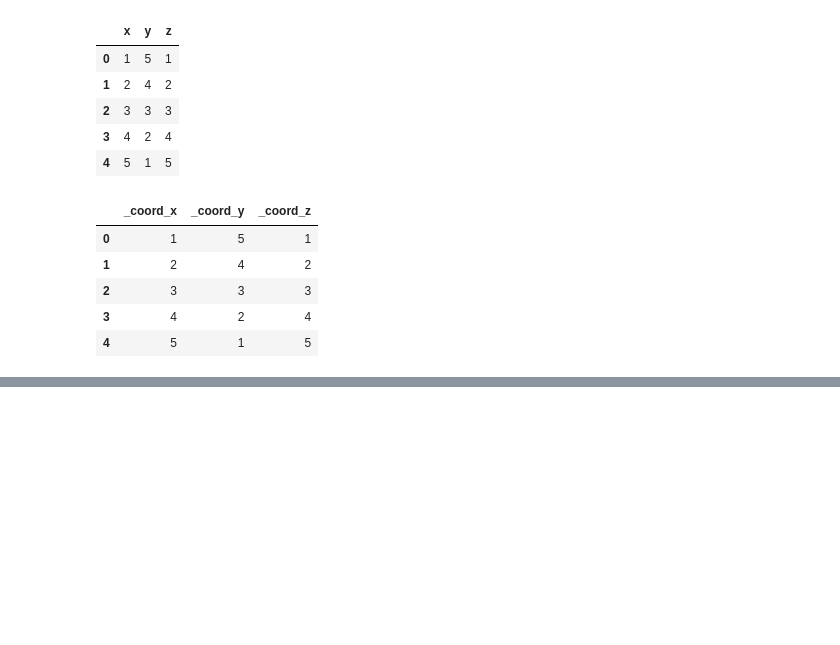
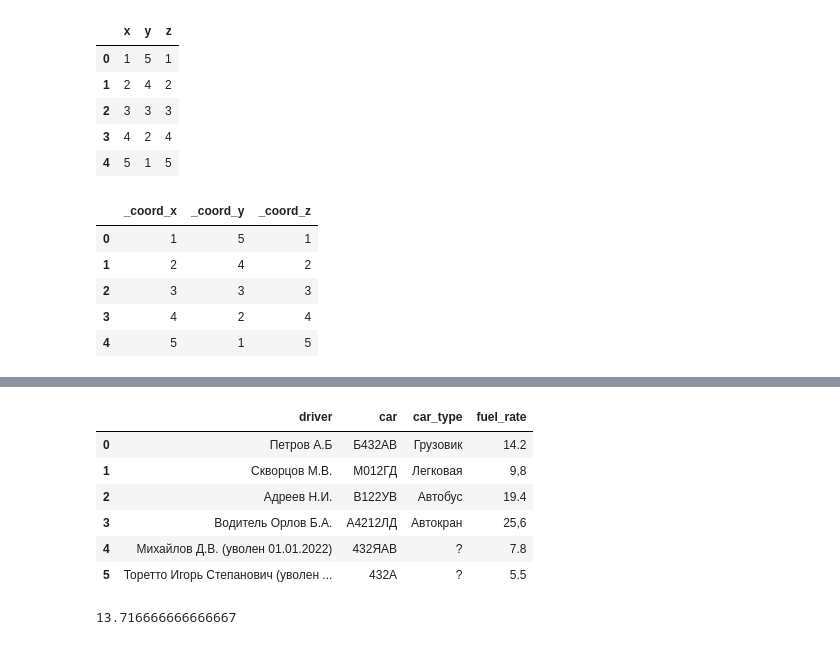
Before and after one commit to kroninam/My_notes_for_Pandas, a Jupyter notebook: 007_Pandas_чистка_и_подготовка_данных_к_анализу.ipynb, the cells around one changed output, grey strips where cells are left out. Cells and saved outputs as stored; diff of their text form; code cells hidden in the pictures; blank space fills up the shorter version.

```diff
--- a/007_Pandas_чистка_и_подготовка_данных_к_анализу.ipynb
+++ b/007_Pandas_чистка_и_подготовка_данных_к_анализу.ipynb
@@ -2175,0 +2382,28 @@ df.add_prefix('_coord_')
+# %%
+# Задача№3
+
+# В столбце fuel_rate содержится информация о потреблении топлива. Определите среднее потребление топлива.
+
+df_dickt = {'driver': {0: 'Петров А.Б', 1: 'Скворцов М.В.',
+                       2: 'Адреев Н.И.', 3: 'Водитель Орлов Б.А.',
+                       4: 'Михайлов Д.В. (уволен 01.01.2022)',
+                       5: 'Торетто Игорь Степанович (уволен за превышение скорости 01.01.2022)'},
+            'car': {0: 'Б432АВ', 1: 'М012ГД', 2: 'В122УВ', 3: 'А4212ЛД', 4: '432ЯАВ', 5: '432А'},
+            'car_type': {0: 'Грузовик', 1: 'Легковая', 2: 'Автобус', 3: 'Автокран', 4: '?', 5: '?'},
+            'fuel_rate': {0: '14.2', 1: '9,8', 2: '19.4', 3: '25,6', 4: '7.8', 5: '5.5'}}
+
+df = pd.DataFrame(df_dickt)
+# %%
+df
+# %% [output]
+|  | driver | car | car_type | fuel_rate |
+| 0 | Петров А.Б | Б432АВ | Грузовик | 14.2 |
+| 1 | Скворцов М.В. | М012ГД | Легковая | 9,8 |
+| 2 | Адреев Н.И. | В122УВ | Автобус | 19.4 |
+| 3 | Водитель Орлов Б.А. | А4212ЛД | Автокран | 25,6 |
+| 4 | Михайлов Д.В. (уволен 01.01.2022) | 432ЯАВ | ? | 7.8 |
+| 5 | Торетто Игорь Степанович (уволен ... | 432А | ? | 5.5 |
+# %%
+df['fuel_rate'].str.replace(',', '.').astype('float64').mean()
+# %% [output]
+13.716666666666667
```
Also changed, not shown: parts of 49 cells of this notebook, 9 other files.
